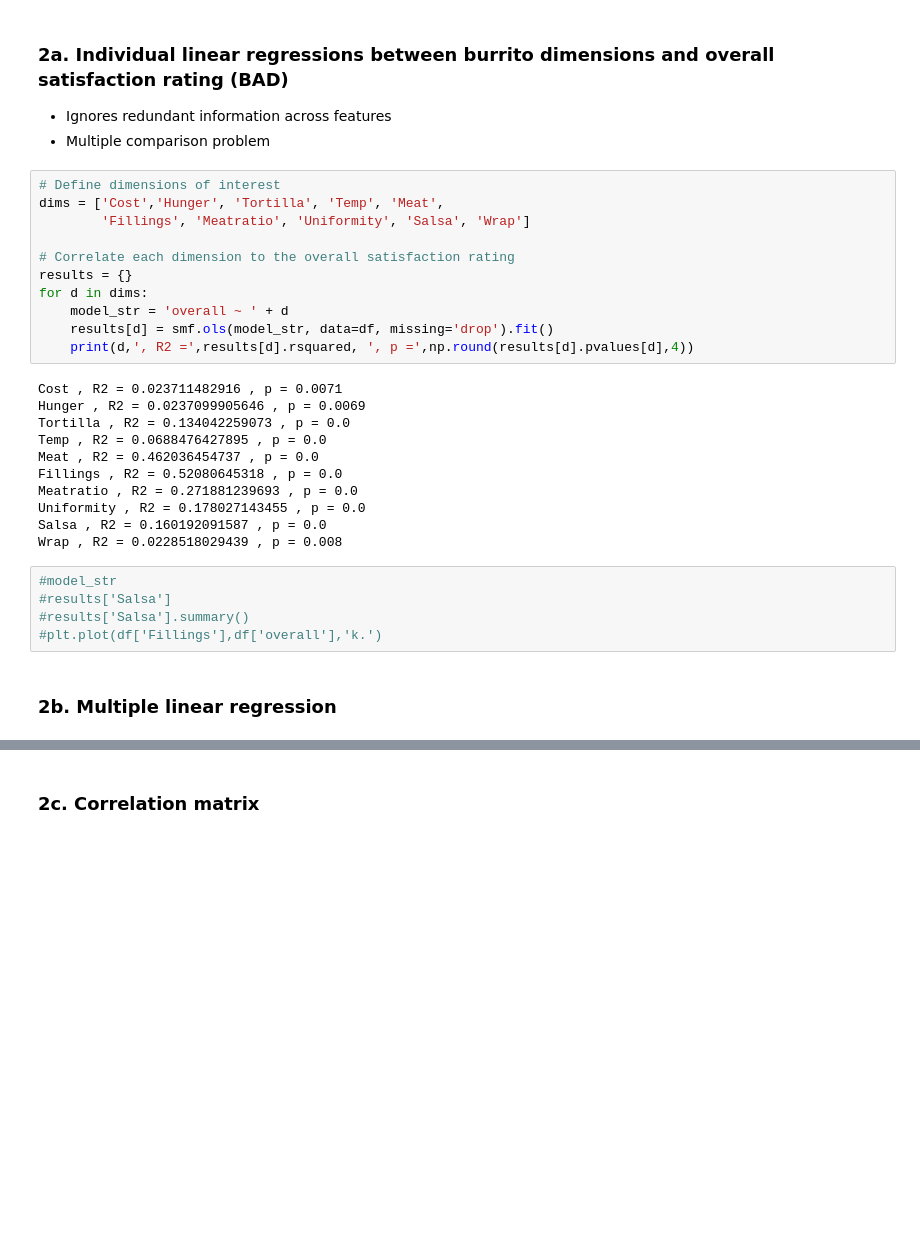
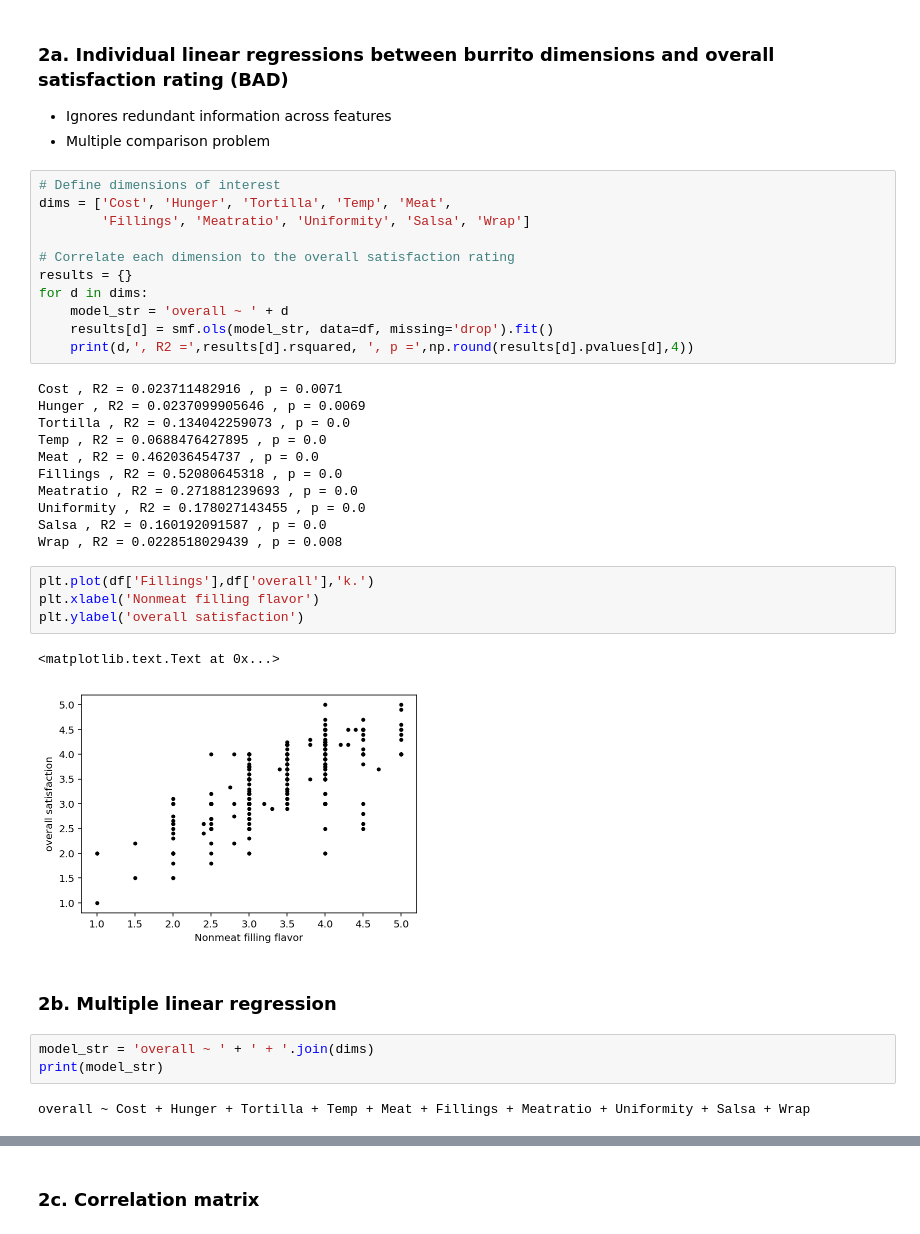
Before and after one commit to srcole/qwm, a Jupyter notebook: misc/COGS108_Multiple Linear Regression and Collinearity.ipynb, the cells around one changed output, grey strips where cells are left out. Cells and saved outputs as stored; diff of their text form; blank space fills up the shorter version.

```diff
--- a/misc/COGS108_Multiple Linear Regression and Collinearity.ipynb
+++ b/misc/COGS108_Multiple Linear Regression and Collinearity.ipynb
@@ -198,7 +220,7 @@ df.tail()
 * Multiple comparison problem
 # %%
 # Define dimensions of interest
-dims = ['Cost','Hunger', 'Tortilla', 'Temp', 'Meat',
+dims = ['Cost', 'Hunger', 'Tortilla', 'Temp', 'Meat',
         'Fillings', 'Meatratio', 'Uniformity', 'Salsa', 'Wrap']
 
 # Correlate each dimension to the overall satisfaction rating
@@ -218,11 +240,18 @@ Meatratio , R2 = 0.271881239693 , p = 0.0
 Uniformity , R2 = 0.178027143455 , p = 0.0
 Salsa , R2 = 0.160192091587 , p = 0.0
 Wrap , R2 = 0.0228518029439 , p = 0.008
-# %%
-#model_str
-#results['Salsa']
-#results['Salsa'].summary()
-#plt.plot(df['Fillings'],df['overall'],'k.')
+# %%
+plt.plot(df['Fillings'],df['overall'],'k.')
+plt.xlabel('Nonmeat filling flavor')
+plt.ylabel('overall satisfaction')
+# %% [output]
+<matplotlib.text.Text at 0x...>
+[figure, added]
 # %% [markdown]
 ### 2b. Multiple linear regression
+# %%
+model_str = 'overall ~ ' + ' + '.join(dims)
+print(model_str)
+# %% [output]
+overall ~ Cost + Hunger + Tortilla + Temp + Meat + Fillings + Meatratio + Uniformity + Salsa + Wrap
 # %%
```
Also changed, not shown: parts of 11 cells of this notebook.
